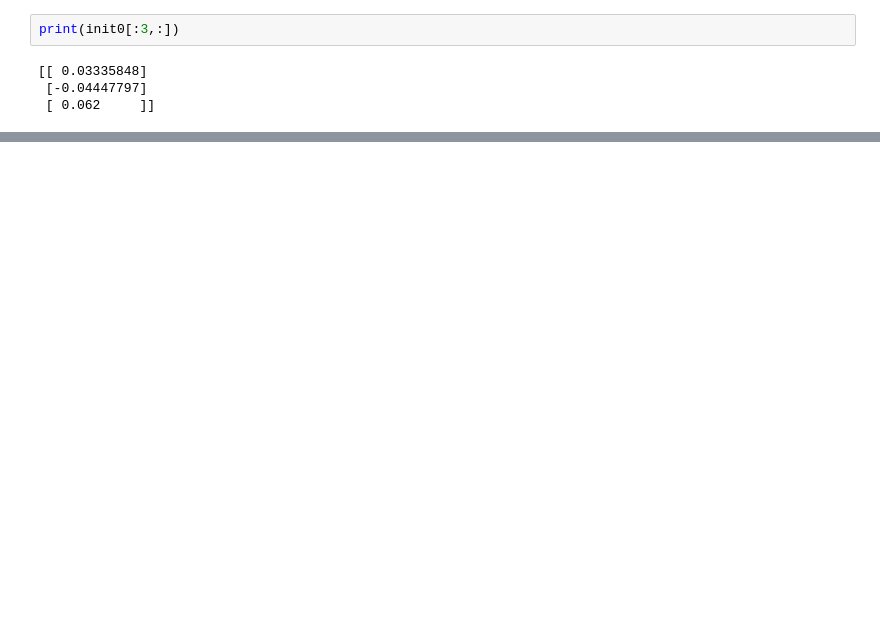
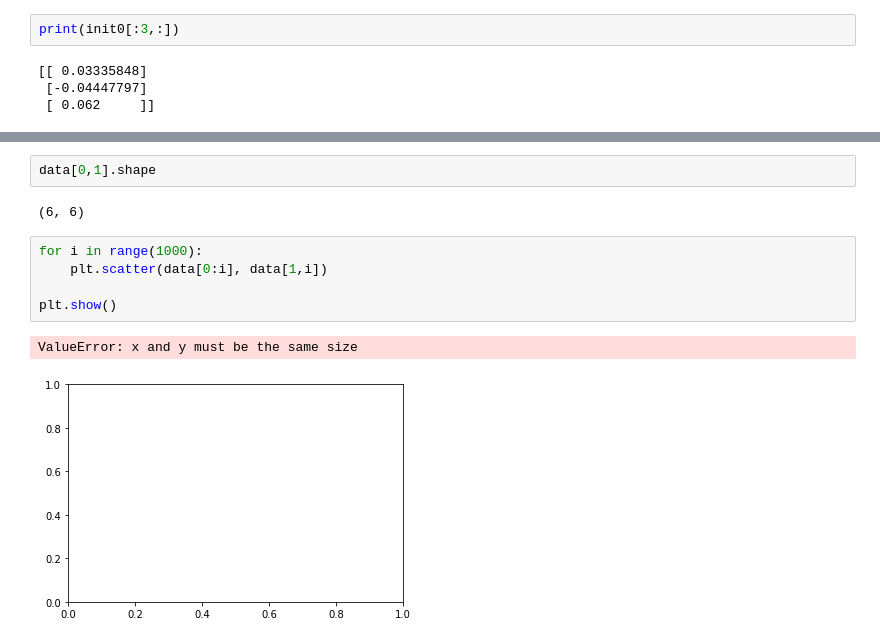
Before and after one commit to dangthanhan507/Vehicle-Tracking, a Jupyter notebook: notebook/Kalman Filter Attempt.ipynb, the cells around one changed output, grey strips where cells are left out. Drawn from its saved outputs; the diff is of its cells as text; blank space fills up the shorter version.

```diff
--- a/notebook/Kalman Filter Attempt.ipynb
+++ b/notebook/Kalman Filter Attempt.ipynb
@@ -99,3 +166,15 @@ for i in range(5_000):
+# %%
+data[0,1].shape
+# %% [output]
+(6, 6)
+# %%
+for i in range(1000):
+    plt.scatter(data[0:i], data[1,i])
+
+plt.show()
+# %% [output]
+ValueError: x and y must be the same size
+[figure, added]
 # %%
 plt.scatter(data[0,:], data[1,:],c='red')
 plt.show()
```
Also changed, not shown: parts of 11 cells of this notebook.
